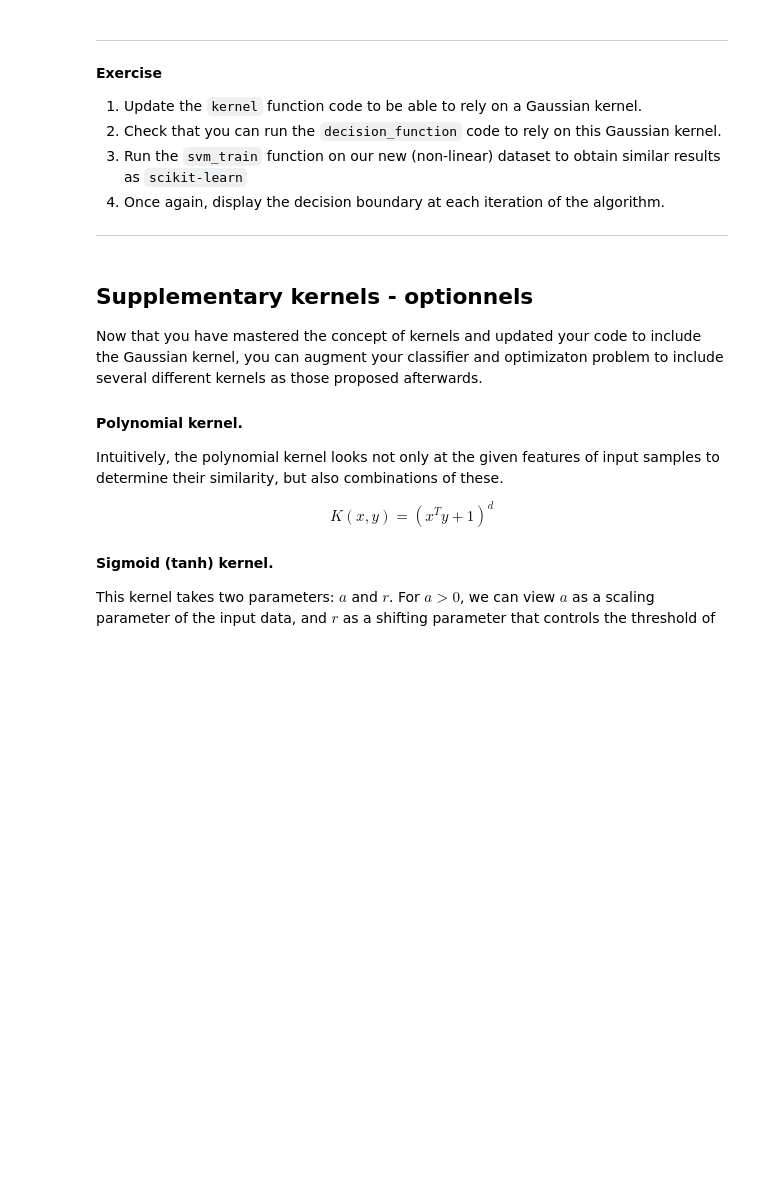
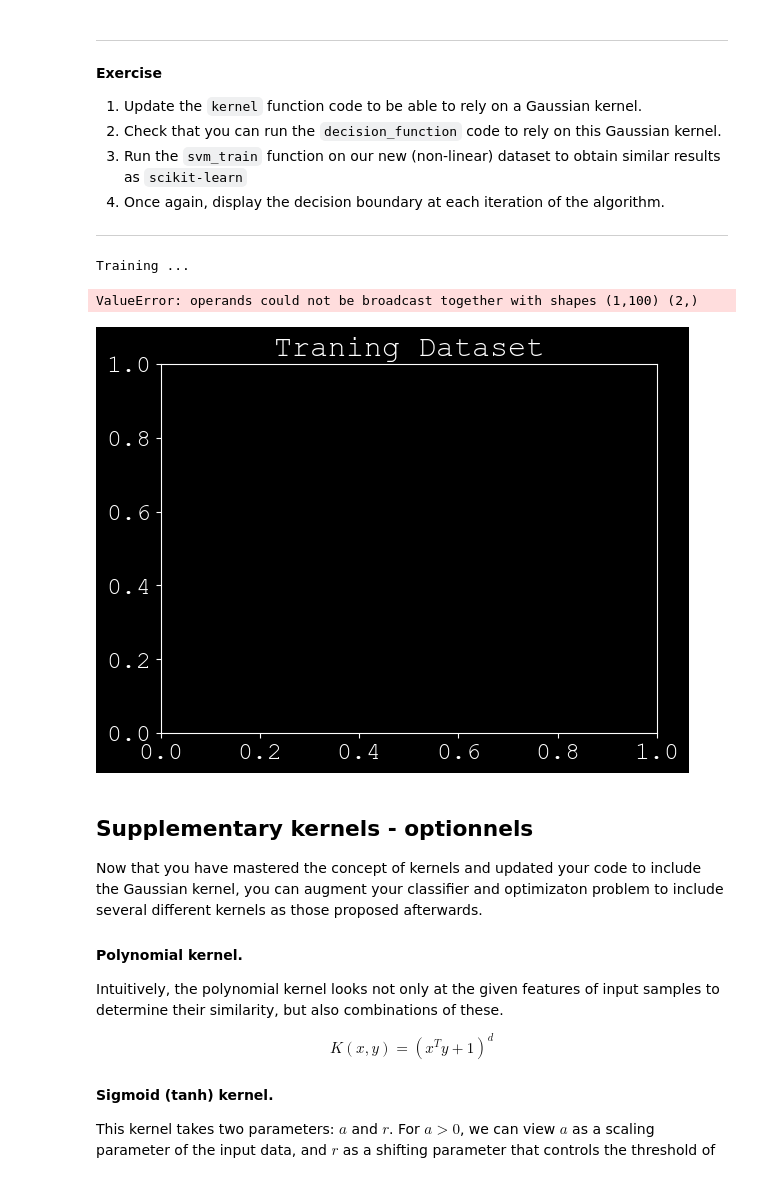
Before and after one commit to peladeaucome/atiam_ml, a Jupyter notebook: 03_support_vector_machines.ipynb, the cells around one changed output. Cells and saved outputs as stored; diff of their text form; code cells hidden in the pictures; blank space fills up the shorter version.

```diff
--- a/03_support_vector_machines.ipynb
+++ b/03_support_vector_machines.ipynb
@@ -658,36 +664,43 @@ def kernel(x, X, type='linear'):
     ######################
 
     if (type == 'linear'):
-        k = ...
-    elif kernel == 'gaussian':
-        k = ...
+        k = np.dot(x,X)
+    elif type == 'gaussian':
+        k = np.zeros((np.shape(x)[0],np.shape(X)[0]))
+        for i in range(np.shape(x)[0]):
+            for j in range(np.shape(X)[0]):
+                k[i,j] =  np.exp(-np.sqrt(np.sum(np.square(x[i]-X[:,j]))))
     return k
 
 
 plt.title('Traning Dataset')
 # Parameters of the training
 C = 1                  # C regularization value
 tolerance = 1e-3       # Tolerance value for thresholds
 nb_iterations = 20     # Number of iterations
 sigma = 0.1            # Variance of Gaussian kernel
 # Train the SVM with a Gaussian (RBF) kernel
 model = svm_train(X, y, C, 'gaussian', tolerance, nb_iterations)
 # Evaluate the decision function
 ax = plt.figure(figsize=(10, 8)).gca()
 ax.scatter(X[:, 0], X[:, 1], c=y, s=50, edgecolor = 'w', cmap='winter')
 ax.set_xlim(-1, 4); ax.set_ylim(-1, 6)
 xlim = ax.get_xlim(); ylim = ax.get_ylim()
 # Create grid to evaluate model
 x = np.linspace(xlim[0], xlim[1], 30)
 yp = np.linspace(ylim[0], ylim[1], 30)
 Y, Xp = np.meshgrid(yp, x)
 xy = np.vstack([Xp.ravel(), Y.ravel()]).T
 P = decision_function(model, xy.transpose())
 P = P.reshape((30, 30))
 # plot decision boundary and margins
 ax.contour(Xp, Y, P, colors='w',levels=[-1, 0, 1], alpha=0.9,linestyles=['--', '-', '--'])
 ax.scatter(model["x"][:, 0], model["x"][:, 1],s=300, linewidth=2, edgecolor='w', facecolors='none');
 plt.title('Our trained SVM :)');
+# %% [output]
+Training ...
+ValueError: operands could not be broadcast together with shapes (1,100) (2,)
+[figure, added]
 # %% [markdown]
 ## Supplementary kernels - optionnels
 
```
Also changed, not shown: parts of 5 cells of this notebook, 3 other files.
